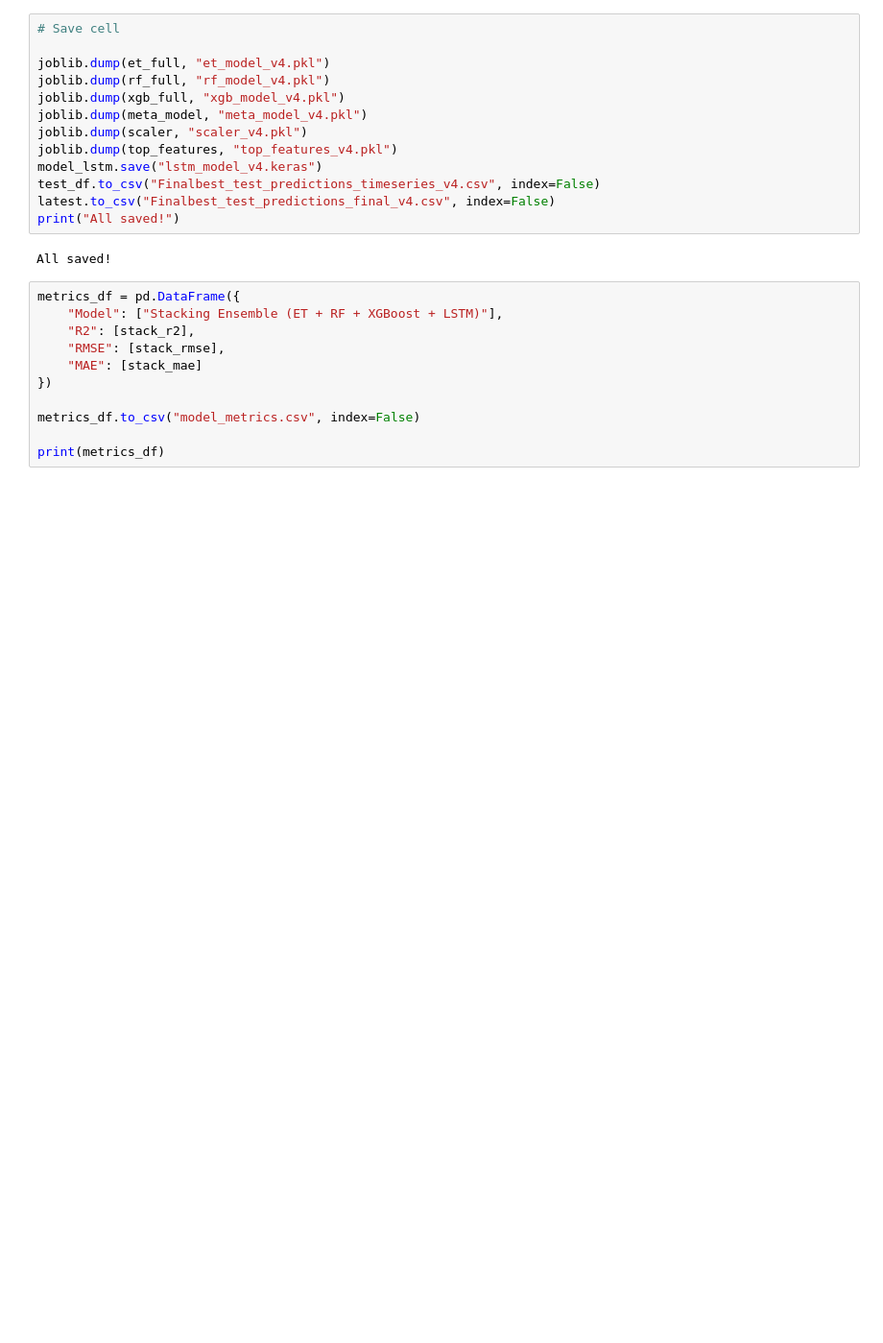
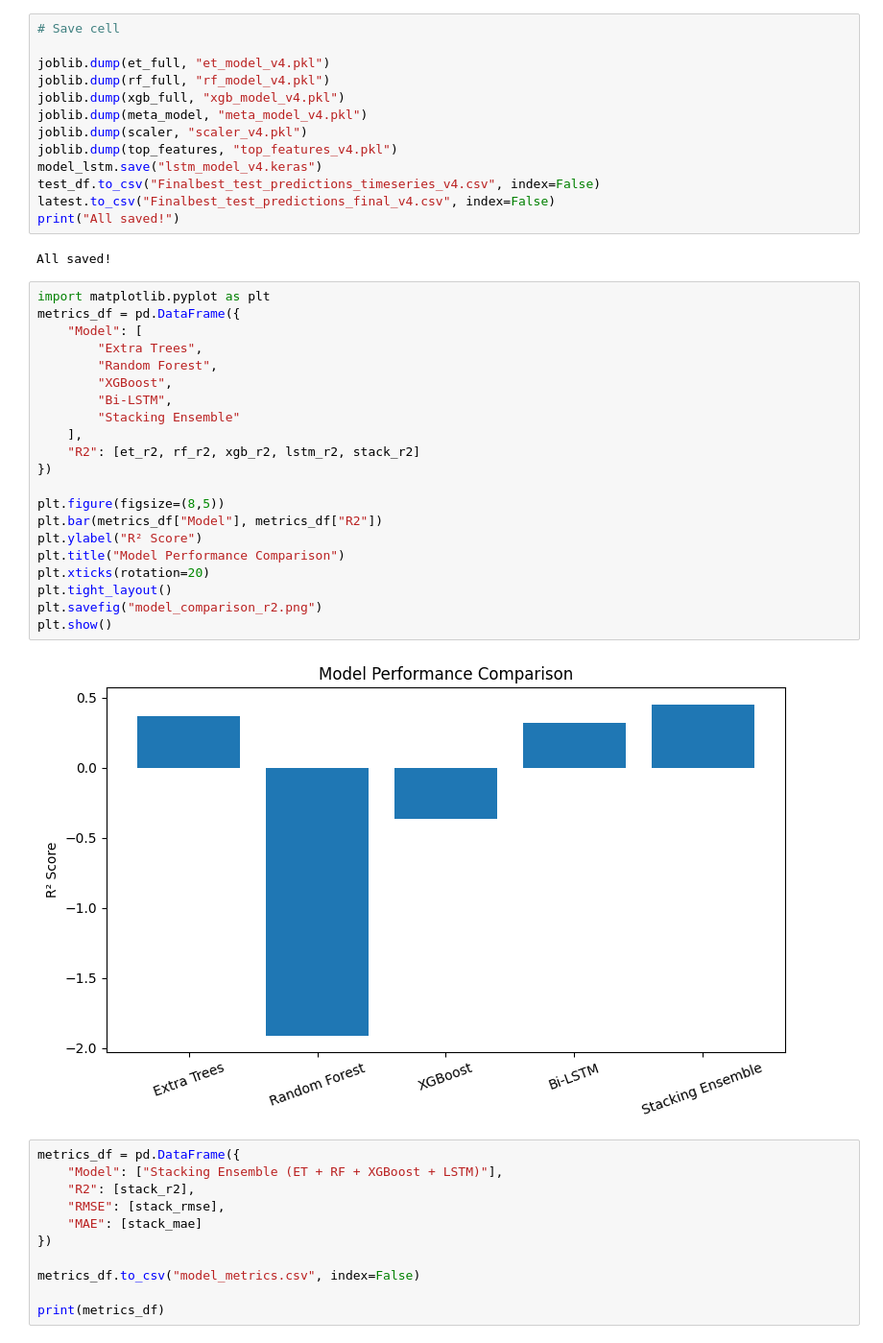
Before and after one commit to chirakar/rul-bearing-prediction, a Jupyter notebook: Finalbest_modelling_v4.ipynb, the cells around one changed output. Shown at 96% size. Drawn from its saved outputs; the diff is of its cells as text; blank space fills up the shorter version.

```diff
--- a/Finalbest_modelling_v4.ipynb
+++ b/Finalbest_modelling_v4.ipynb
@@ -639,6 +639,29 @@ latest.to_csv("Finalbest_test_predictions_final_v4.csv", index=False)
 print("All saved!")
 # %% [output]
 All saved!
+# %%
+import matplotlib.pyplot as plt
+metrics_df = pd.DataFrame({
+    "Model": [
+        "Extra Trees",
+        "Random Forest",
+        "XGBoost",
+        "Bi-LSTM",
+        "Stacking Ensemble"
+    ],
+    "R2": [et_r2, rf_r2, xgb_r2, lstm_r2, stack_r2]
+})
+
+plt.figure(figsize=(8,5))
+plt.bar(metrics_df["Model"], metrics_df["R2"])
+plt.ylabel("R² Score")
+plt.title("Model Performance Comparison")
+plt.xticks(rotation=20)
+plt.tight_layout()
+plt.savefig("model_comparison_r2.png")
+plt.show()
+# %% [output]
+[figure, added]
 # %%
 metrics_df = pd.DataFrame({
     "Model": ["Stacking Ensemble (ET + RF + XGBoost + LSTM)"],
```
